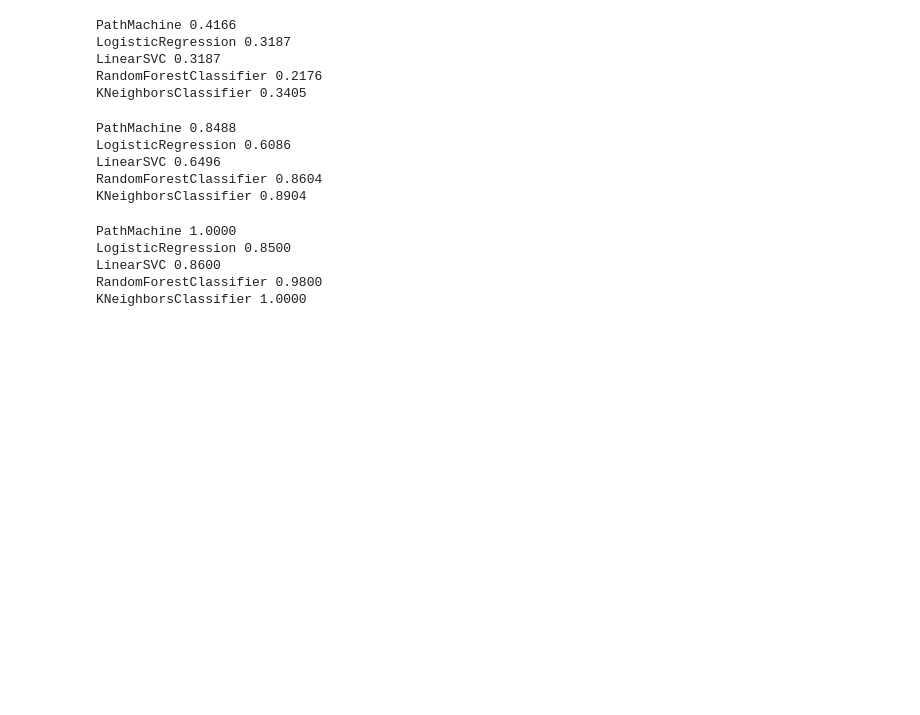
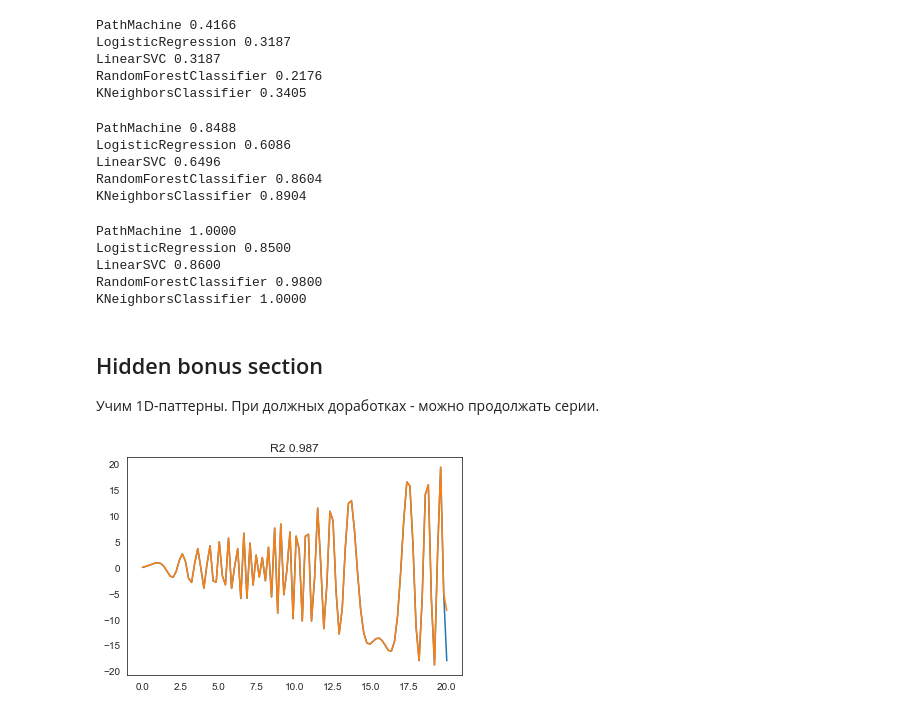
Before and after one commit to timeseries-ru/PathMachine, a Jupyter notebook: path_machine.ipynb, the cells around one changed output. Saved outputs shown, nothing was run; the diff lists cells and outputs as text; code cells hidden in the pictures; blank space fills up the shorter version.

Commit message:
hidden bonus

```diff
--- a/path_machine.ipynb
+++ b/path_machine.ipynb
@@ -407,3 +407,24 @@ LogisticRegression 0.8500
 LinearSVC 0.8600
 RandomForestClassifier 0.9800
 KNeighborsClassifier 1.0000
+# %% [markdown]
+## Hidden bonus section
+Учим 1D-паттерны. При должных доработках - можно продолжать серии.
+# %%
+# не факт, что удовлетворяет неравенству треугольника, но все же
+weird_norm = lambda vector: absolute_norm(vector) + squared_norm(vector)
+
+# история здесь в том, чтобы скукожить время так, чтобы можно было
+# затем по нему по деформированному выучить целевую величину
+# %%
+space = np.linspace(0, 20, 100)
+X = space.reshape(-1, 1)
+y = np.sin(space**2 + 1) * space
+
+prediction = PathMachine(weird_norm).fit(X, y).predict(X)
+
+plt.plot(space, y);
+plt.plot(space, prediction);
+plt.title("R2 %.3f" % r2_score(y, prediction));
+# %% [output]
+[figure, added]
```
Also changed, not shown: parts of 2 cells of this notebook.
